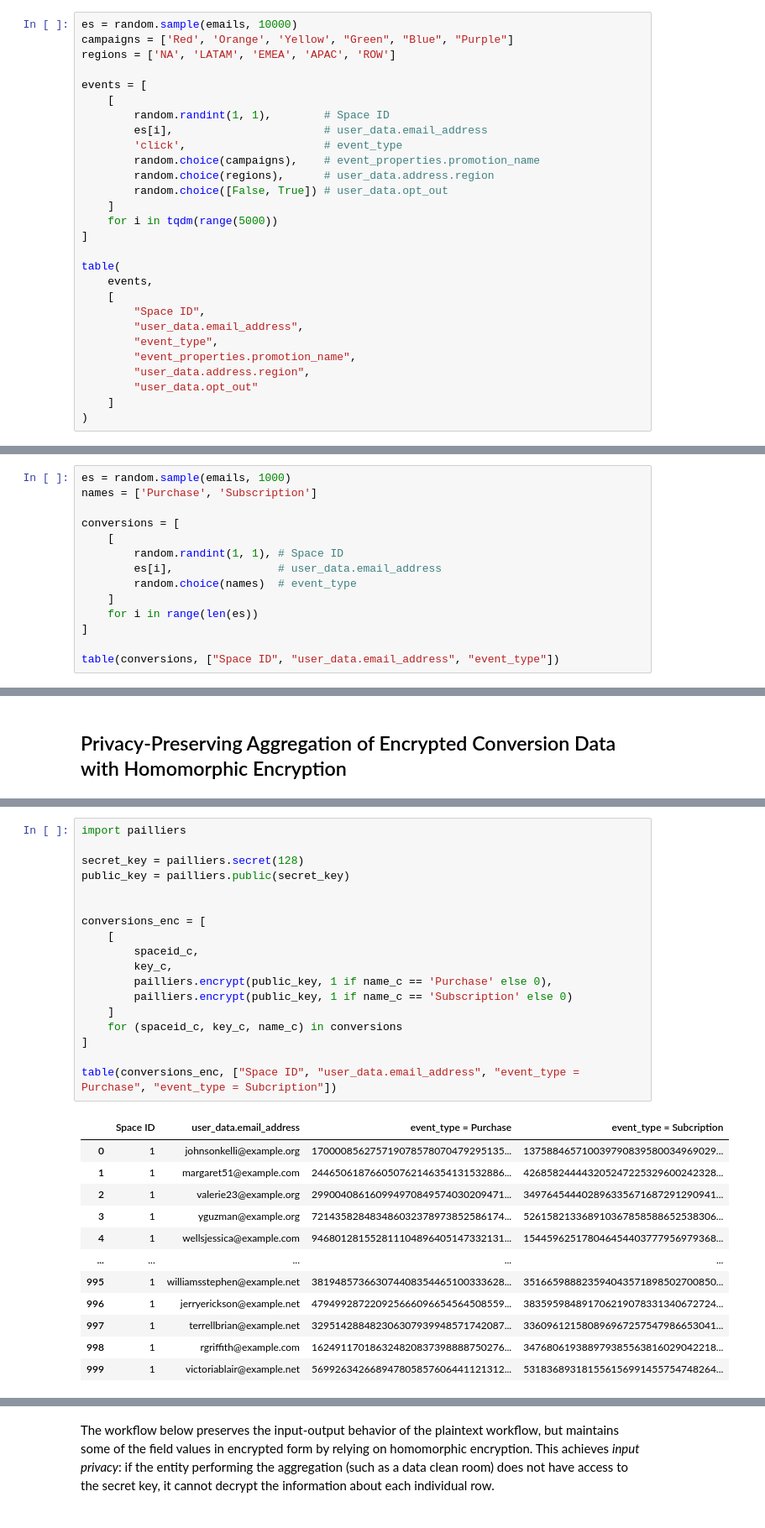
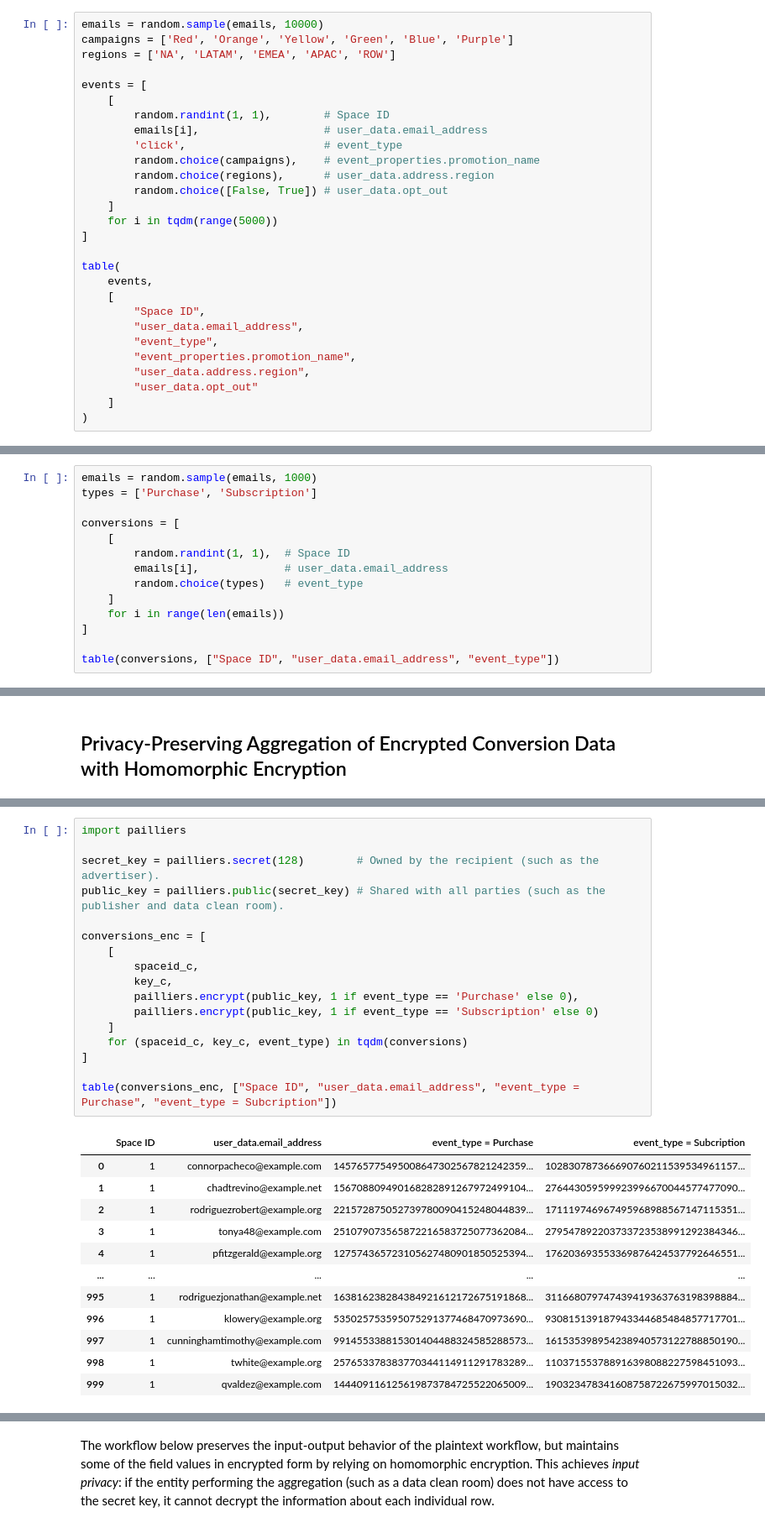
Before and after one commit to IABTechLab/privacy-lab, a Jupyter notebook: notebook/workflows.ipynb, the cells around one changed output, grey strips where cells are left out. Shown at 84% size. Saved outputs shown, nothing was run; the diff lists cells and outputs as text.

```diff
--- a/notebook/workflows.ipynb
+++ b/notebook/workflows.ipynb
@@ -28,14 +28,14 @@ def table(data, columns):
 # %% [markdown]
 ### Publisher Engagement Events
 # %%
-es = random.sample(emails, 10000)
-campaigns = ['Red', 'Orange', 'Yellow', "Green", "Blue", "Purple"]
+emails = random.sample(emails, 10000)
+campaigns = ['Red', 'Orange', 'Yellow', 'Green', 'Blue', 'Purple']
 regions = ['NA', 'LATAM', 'EMEA', 'APAC', 'ROW']
 
 events = [
     [
         random.randint(1, 1),        # Space ID
-        es[i],                       # user_data.email_address
+        emails[i],                   # user_data.email_address
         'click',                     # event_type
         random.choice(campaigns),    # event_properties.promotion_name
         random.choice(regions),      # user_data.address.region
@@ -72,16 +72,16 @@ table(
 # %% [markdown]
 ### Advertiser Conversions
 # %%
-es = random.sample(emails, 1000)
-names = ['Purchase', 'Subscription']
+emails = random.sample(emails, 1000)
+types = ['Purchase', 'Subscription']
 
 conversions = [
     [
-        random.randint(1, 1), # Space ID
-        es[i],                # user_data.email_address
-        random.choice(names)  # event_type
+        random.randint(1, 1),  # Space ID
+        emails[i],             # user_data.email_address
+        random.choice(types)   # event_type
     ]
-    for i in range(len(es))
+    for i in range(len(emails))
 ]
 
 table(conversions, ["Space ID", "user_data.email_address", "event_type"])
@@ -289,34 +294,33 @@ The conversions data below encrypts the event column. This is accomplished by sp
 # %%
 import pailliers
 
-secret_key = pailliers.secret(128)
-public_key = pailliers.public(secret_key)
-
+secret_key = pailliers.secret(128)        # Owned by the recipient (such as the advertiser).
+public_key = pailliers.public(secret_key) # Shared with all parties (such as the publisher and data clean room).
 
 conversions_enc = [
     [
         spaceid_c,
         key_c,
-        pailliers.encrypt(public_key, 1 if name_c == 'Purchase' else 0),
-        pailliers.encrypt(public_key, 1 if name_c == 'Subscription' else 0)
+        pailliers.encrypt(public_key, 1 if event_type == 'Purchase' else 0),
+        pailliers.encrypt(public_key, 1 if event_type == 'Subscription' else 0)
     ]
-    for (spaceid_c, key_c, name_c) in conversions
+    for (spaceid_c, key_c, event_type) in tqdm(conversions)
 ]
 
 table(conversions_enc, ["Space ID", "user_data.email_address", "event_type = Purchase", "event_type = Subcription"])
 # %% [output]
 |  | Space ID | user_data.email_address | event_type = Purchase | event_type = Subcription |
-| 0 | 1 | johnsonkelli@example.org | 170000856275719078578070479295135... | 137588465710039790839580034969029... |
-| 1 | 1 | margaret51@example.com | 244650618766050762146354131532886... | 426858244443205247225329600242328... |
-| 2 | 1 | valerie23@example.org | 299004086160994970849574030209471... | 349764544402896335671687291290941... |
-| 3 | 1 | yguzman@example.org | 721435828483486032378973852586174... | 526158213368910367858588652538306... |
-| 4 | 1 | wellsjessica@example.com | 946801281552811104896405147332131... | 154459625178046454403777956979368... |
+| 0 | 1 | connorpacheco@example.com | 145765775495008647302567821242359... | 102830787366690760211539534961157... |
+| 1 | 1 | chadtrevino@example.net | 156708809490168282891267972499104... | 276443059599923996670044577477090... |
+| 2 | 1 | rodriguezrobert@example.org | 221572875052739780090415248044839... | 171119746967495968988567147115351... |
+| 3 | 1 | tonya48@example.com | 251079073565872216583725077362084... | 279547892203733723538991292384346... |
+| 4 | 1 | pfitzgerald@example.org | 127574365723105627480901850525394... | 176203693553369876424537792646551... |
 | ... | ... | ... | ... | ... |
-| 995 | 1 | williamsstephen@example.net | 381948573663074408354465100333628... | 351665988823594043571898502700850... |
-| 996 | 1 | jerryerickson@example.net | 479499287220925666096654564508559... | 383595984891706219078331340672724... |
-| 997 | 1 | terrellbrian@example.net | 329514288482306307939948571742087... | 336096121580896967257547986653041... |
-| 998 | 1 | rgriffith@example.com | 162491170186324820837398888750276... | 347680619388979385563816029042218... |
-| 999 | 1 | victoriablair@example.net | 569926342668947805857606441121312... | 531836893181556156991455754748264... |
+| 995 | 1 | rodriguezjonathan@example.net | 163816238284384921612172675191868... | 311668079747439419363763198398884... |
+| 996 | 1 | klowery@example.org | 535025753595075291377468470973690... | 930815139187943344685484857717701... |
+| 997 | 1 | cunninghamtimothy@example.com | 991455338815301404488324585288573... | 161535398954238940573122788850190... |
+| 998 | 1 | twhite@example.org | 257653378383770344114911291783289... | 110371553788916398088227598451093... |
+| 999 | 1 | qvaldez@example.com | 144409116125619873784725522065009... | 190323478341608758722675997015032... |
 1000 rows × 4 columns
 # %% [markdown]
 The workflow below preserves the input-output behavior of the plaintext workflow, but maintains some of the field values in encrypted form by relying on homomorphic encryption. This achieves *input privacy*: if the entity performing the aggregation (such as a data clean room) does not have access to the secret key, it cannot decrypt the information about each individual row.
```
Also changed, not shown: parts of 14 cells of this notebook.
